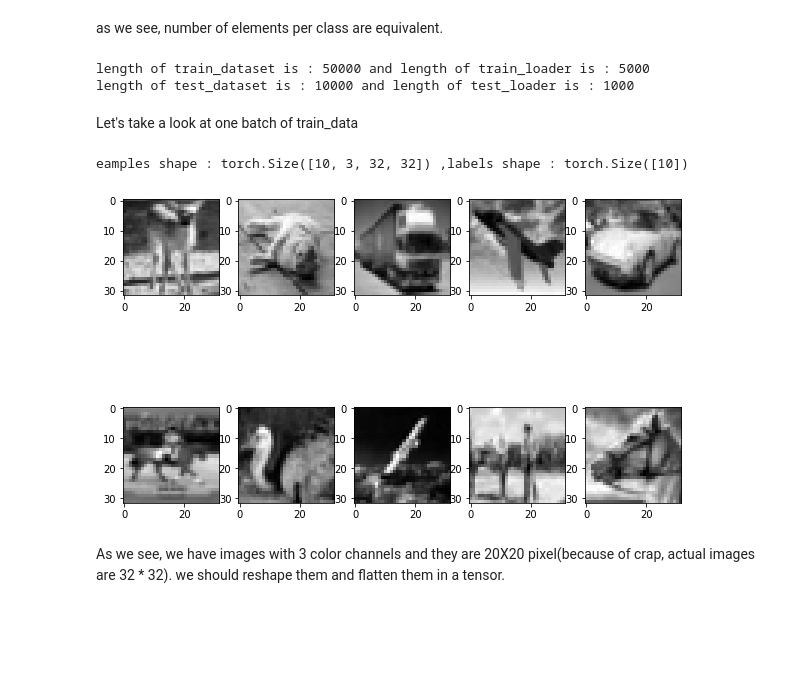
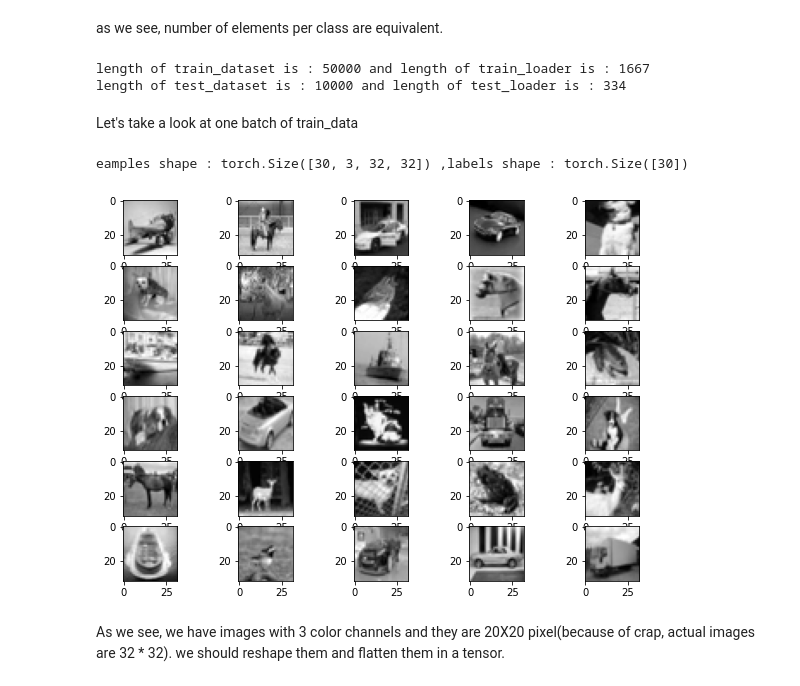
Before and after one commit to ZahraDehghani99/AI-Internship, a Jupyter notebook: Phase02_Intro_to_NN/Phase02_Intro_to_NN.ipynb, the cells around one changed output. Cells and saved outputs as stored; diff of their text form; code cells hidden in the pictures; blank space fills up the shorter version.

Commit message:
Add random horizontal flip. Change the number of epoch,lr and otimzer.

```diff
--- a/Phase02_Intro_to_NN/Phase02_Intro_to_NN.ipynb
+++ b/Phase02_Intro_to_NN/Phase02_Intro_to_NN.ipynb
@@ -543,7 +543,7 @@ seed = torch.manual_seed(0)
 
 # dataset has PILImage images of range[0,1], with normalize we convet them in range[-1,1]
 transform = transforms.Compose([transforms.ToTensor(), transforms.Normalize((0.5,0.5,0.5),(0.5,0.5,0.5))
-                                ])
+                  ,transforms.RandomHorizontalFlip(p=0.5)])
 
 # create dataset
 train_dataset = torchvision.datasets.CIFAR10(root='/content/drive/MyDrive/AI-Internship/CIFAR10', train= True, download= True, transform=transform)
@@ -566,9 +566,9 @@ number of elements per test class : {3: 1000, 8: 1000, 0: 1000, 6: 1000, 1: 1000
 # %% [markdown]
 as we see, number of elements per class are equivalent.
 # %%
-num_epoch = 4
-batch_size = 10
-learning_rate= 0.01
+num_epoch = 6
+batch_size = 30
+learning_rate= 0.001
 
 # create dataloader
 train_loader = torch.utils.data.DataLoader(train_dataset, batch_size = batch_size, shuffle = True)
@@ -577,23 +577,23 @@ test_loader = torch.utils.data.DataLoader(test_dataset, batch_size = batch_size,
 print(f'length of train_dataset is : {len(train_dataset)} and length of train_loader is : {len(train_loader)}')
 print(f'length of test_dataset is : {len(test_dataset)} and length of test_loader is : {len(test_loader)}')
 # %% [output]
-length of train_dataset is : 50000 and length of train_loader is : 5000
-length of test_dataset is : 10000 and length of test_loader is : 1000
+length of train_dataset is : 50000 and length of train_loader is : 1667
+length of test_dataset is : 10000 and length of test_loader is : 334
 # %% [markdown]
 Let's take a look at one batch of train_data
 # %%
 example = iter(train_loader)
 image, label = example.next()
 
 print(f'eamples shape : {image.shape} ,labels shape : {label.shape}')
 
 plt.figure(figsize = (10,7))
-for i in range(10):
-  plt.subplot(2,5, i+1)
+for i in range(30):
+  plt.subplot(6,5, i+1)
   plt.imshow(image[i][0],cmap='gray')
 # %% [output]
-eamples shape : torch.Size([10, 3, 32, 32]) ,labels shape : torch.Size([10])
+eamples shape : torch.Size([30, 3, 32, 32]) ,labels shape : torch.Size([30])
-[figure, old version]
+[figure, new version]
 # %% [markdown]
 As we see, we have images with 3 color channels and they are 20X20 pixel(because of crap, actual images are 32 * 32). we should reshape them and flatten them in a tensor.
 # %%
```
Also changed, not shown: parts of 6 cells of this notebook.
